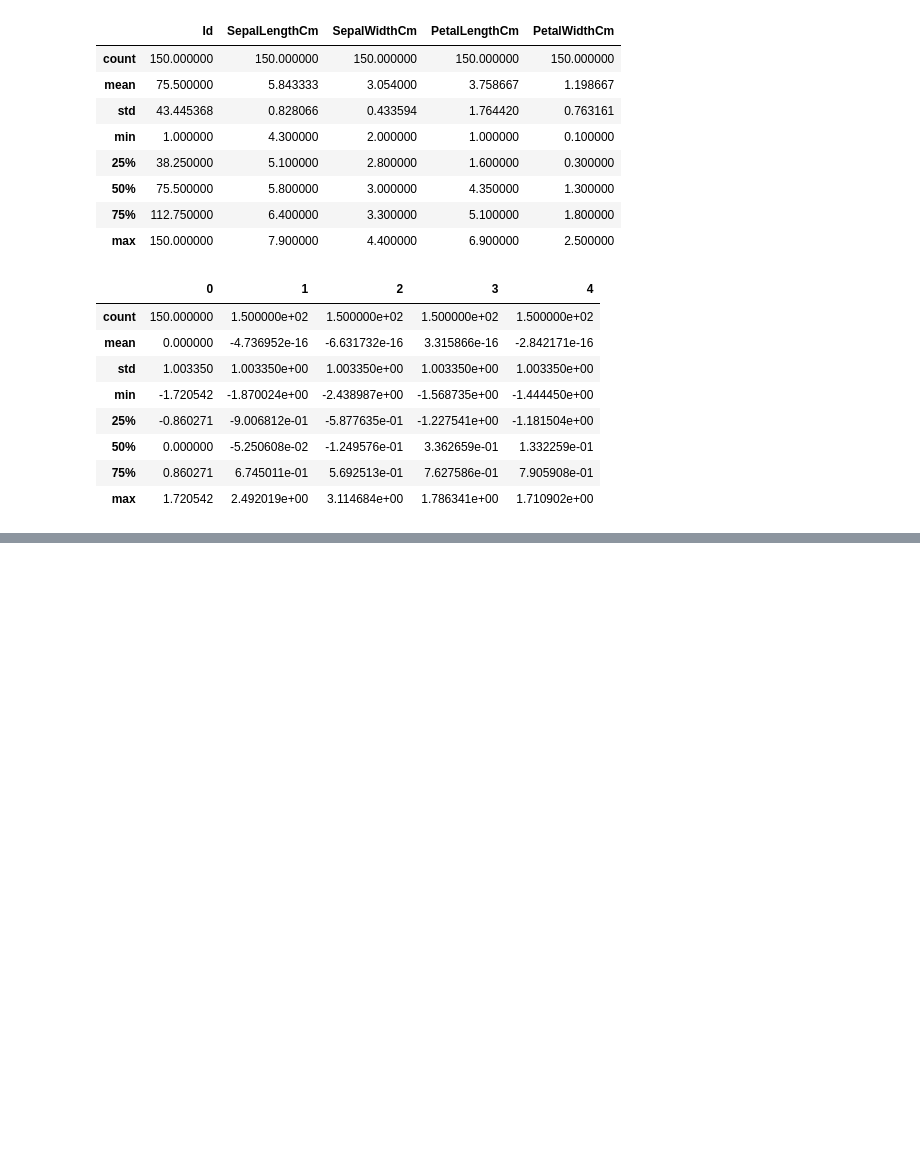
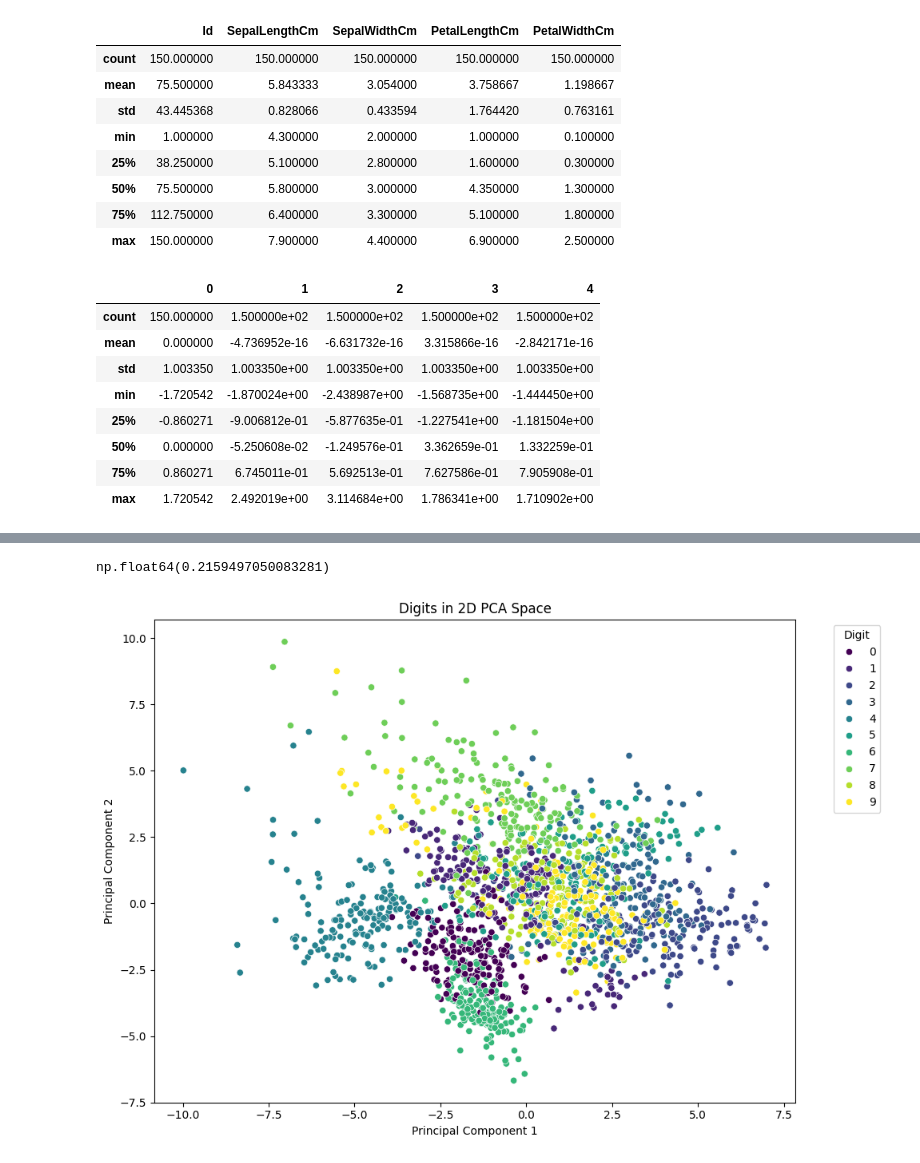
Before and after one commit to Muhammed-Owais01/PAILabFall2024, a Jupyter notebook: Lab12/k230047_12.ipynb, the cells around one changed output, grey strips where cells are left out. Cells and saved outputs as stored; diff of their text form; code cells hidden in the pictures; blank space fills up the shorter version.

```diff
--- a/Lab12/k230047_12.ipynb
+++ b/Lab12/k230047_12.ipynb
@@ -45,0 +126,20 @@ pd.DataFrame(data_scaled).describe()
+# %%
+pca = PCA(n_components=2)
+principal_components = pca.fit_transform(scaled_data)
+
+np.sum(pca.explained_variance_ratio_)
+# %% [output]
+np.float64(0.2159497050083281)
+# %%
+pca_df = pd.DataFrame(data=principal_components, columns=['PC1', 'PC2'])
+pca_df['number_label'] = df['number_label']
+
+plt.figure(figsize=(10, 7))
+sns.scatterplot(data=pca_df, x='PC1', y='PC2', hue='number_label', palette='viridis', legend='full')
+plt.title('Digits in 2D PCA Space')
+plt.xlabel('Principal Component 1')
+plt.ylabel('Principal Component 2')
+plt.legend(title='Digit', bbox_to_anchor=(1.05, 1), loc='upper left')
+plt.tight_layout()
+# %% [output]
+[figure, added]
```
Also changed, not shown: parts of 12 cells of this notebook.
